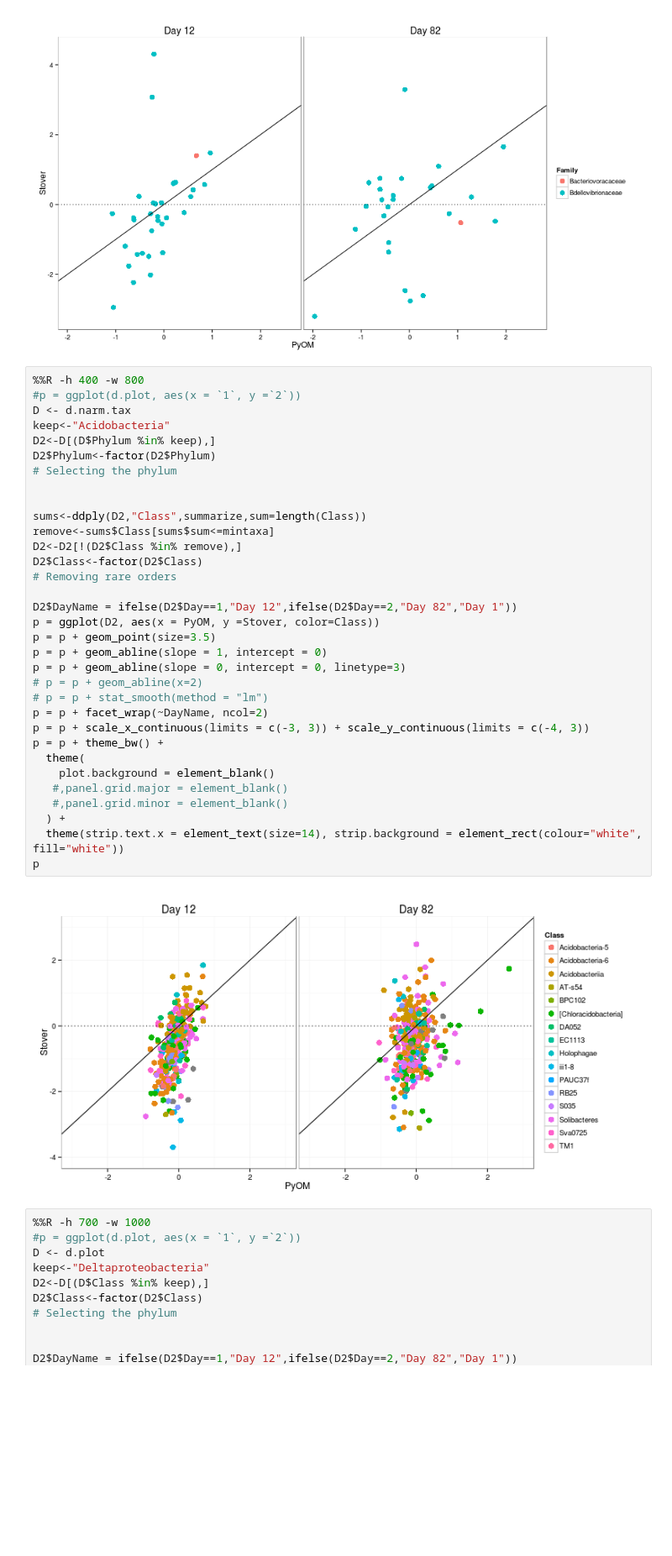
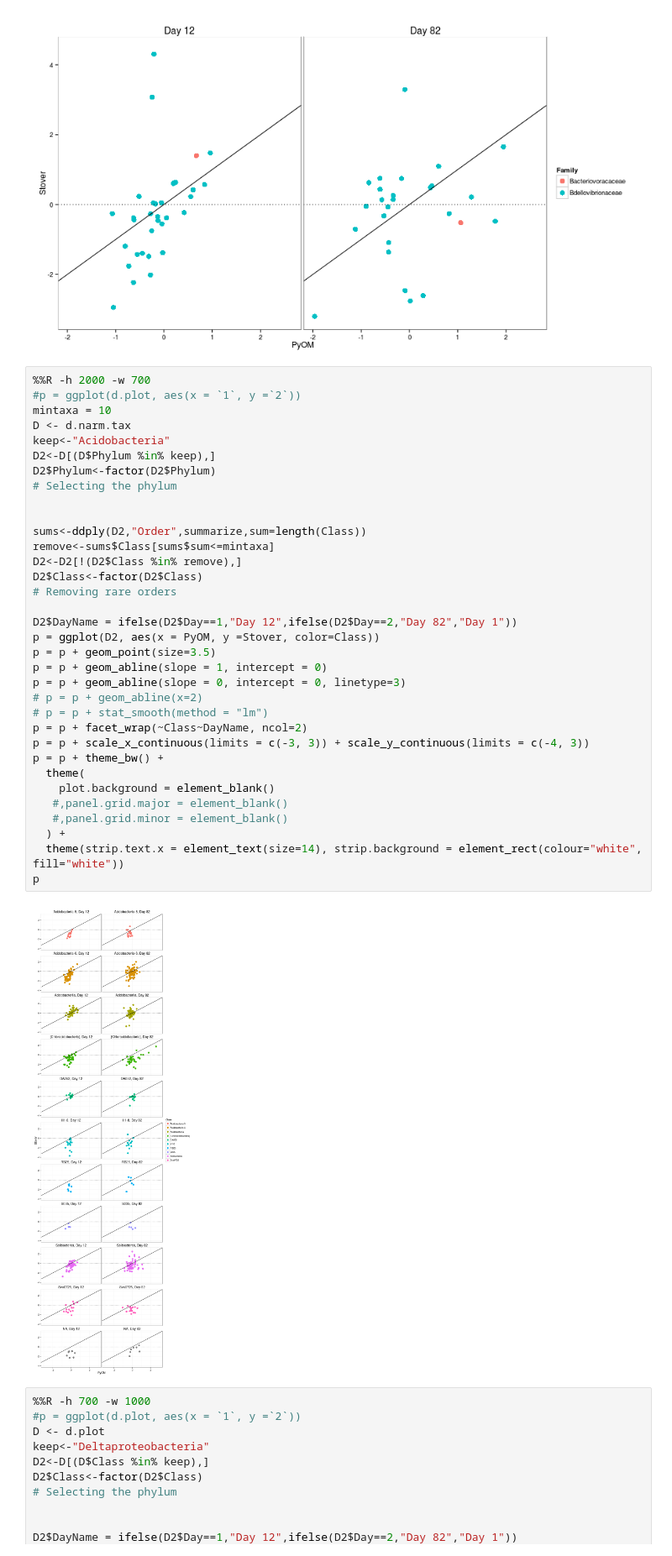
Before and after one commit to TheaWhitman/PyOM, a Jupyter notebook: manuscript_figures/Log2-fold_change_plots.ipynb, the cells around one changed output. Shown at 84% size. Drawn from its saved outputs; the diff is of its cells as text; blank space fills up the shorter version.

Commit message:
Acidobactiera response figure

```diff
--- a/manuscript_figures/Log2-fold_change_plots.ipynb
+++ b/manuscript_figures/Log2-fold_change_plots.ipynb
@@ -383,40 +383,41 @@ p
 # %% [output]
 [figure]
 # %%
-%%R -h 400 -w 800
+%%R -h 2000 -w 700
 #p = ggplot(d.plot, aes(x = `1`, y =`2`))
+mintaxa = 10
 D <- d.narm.tax
 keep<-"Acidobacteria"
 D2<-D[(D$Phylum %in% keep),]
 D2$Phylum<-factor(D2$Phylum)
 # Selecting the phylum
 
 
-sums<-ddply(D2,"Class",summarize,sum=length(Class))
+sums<-ddply(D2,"Order",summarize,sum=length(Class))
 remove<-sums$Class[sums$sum<=mintaxa]
 D2<-D2[!(D2$Class %in% remove),]
 D2$Class<-factor(D2$Class)
 # Removing rare orders
 
 D2$DayName = ifelse(D2$Day==1,"Day 12",ifelse(D2$Day==2,"Day 82","Day 1"))
 p = ggplot(D2, aes(x = PyOM, y =Stover, color=Class))
 p = p + geom_point(size=3.5)
 p = p + geom_abline(slope = 1, intercept = 0)
 p = p + geom_abline(slope = 0, intercept = 0, linetype=3)
 # p = p + geom_abline(x=2)
 # p = p + stat_smooth(method = "lm")
-p = p + facet_wrap(~DayName, ncol=2)
+p = p + facet_wrap(~Class~DayName, ncol=2)
 p = p + scale_x_continuous(limits = c(-3, 3)) + scale_y_continuous(limits = c(-4, 3))
 p = p + theme_bw() +
   theme(
     plot.background = element_blank()
    #,panel.grid.major = element_blank()
    #,panel.grid.minor = element_blank()
   ) +
   theme(strip.text.x = element_text(size=14), strip.background = element_rect(colour="white", fill="white"))
 p
 # %% [output]
-[figure, old version]
+[figure, new version]
 # %%
 %%R -h 700 -w 1000
 #p = ggplot(d.plot, aes(x = `1`, y =`2`))
```
Also changed, not shown: 4 other files.
